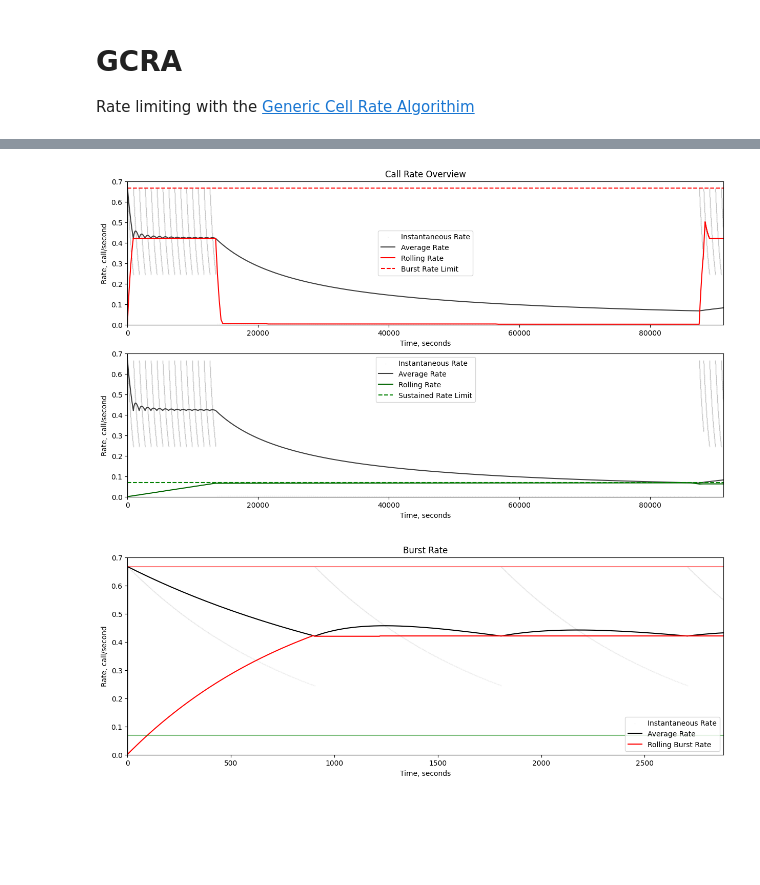
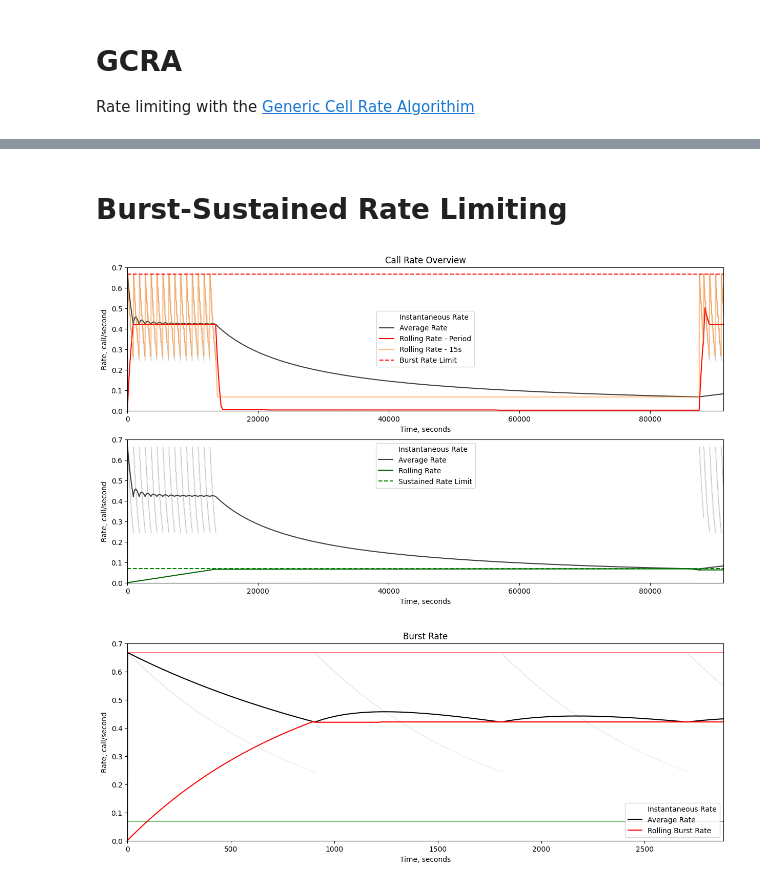
Before and after one commit to racersmith/generic-cell-rate-algorithm, a Jupyter notebook: example.ipynb, the cells around one changed output, grey strips where cells are left out. Cells and saved outputs as stored; diff of their text form; code cells hidden in the pictures; blank space fills up the shorter version.

```diff
--- a/example.ipynb
+++ b/example.ipynb
@@ -202,10 +74,0 @@ throttle_db.read()
-# %%
-
-x = np.linspace(0, 10, 100)
-f = np.log(30*x+1) + x
-
-plt.plot(x, f)
-plt.plot(x, x)
-plt.xlim(0, None)
-plt.ylim(0, None)
-plt.show()
@@ -265,12 +75,14 @@ class VariableRate:
+# %% [markdown]
+# Burst-Sustained Rate Limiting
 # %%
-from generic_cell_rate_algorithm.throttle import RateLimit, GCRA
+from generic_cell_rate_algorithm.throttle import RateLimit, GcraMultiRate
 from tests.conftest import RateLimitInterface, ThrottleStateInterface, throttle_state_row, MockEndpoint, TimeWarp
 
 import numpy as np
 import matplotlib.pyplot as plt
 
-burst = RateLimit(count=600, period=900)
-sustained = RateLimit(count=6000, period=86400)
+burst = RateLimit(count=600, period=900, usage=0)
+sustained = RateLimit(count=6000, period=86400, usage=0)
 
 # setup throttle
 rate_limits = [
@@ -286,7 +98,7 @@ throttle_io = ThrottleStateInterface([
 
 time = TimeWarp()
 
-gcra = GCRA(rate_io, throttle_io, time=time)
+gcra = GcraMultiRate(rate_io, throttle_io, time=time)
 
 # Set up the mock api endpoint
 endpoint = MockEndpoint(time, rate_limits, fixed_period=True)
@@ -319,6 +131,9 @@ class Results:
         self.rate[1:] = 1/np.diff(self.time)
         self.burst_rate = rolling_rate(self.time, burst.period)
         self.sustained_rate = rolling_rate(self.time, sustained.period)
+        self.rate_15 = rolling_rate(self.time, 15)
+        self.rate_30 = rolling_rate(self.time, 30)
+        self.rate_60 = rolling_rate(self.time, 60)
 
 results = Results(endpoint.log, burst, sustained)
 burst.usage = 0
@@ -326,34 +141,37 @@ sustained.usage = 0
 # %%
 def show_overview(results, burst, sustained):
     fig, ax = plt.subplots(2, 1 ,figsize=(15, 8))
     ax[0].set_title("Call Rate Overview")
 
     ax[0].scatter(results.time, results.rate, marker='.', s=1, alpha=0.05, color='k', label='Instantaneous Rate')
     ax[0].plot(results.time, results.avg_rate, color='k', alpha=0.75, label='Average Rate')
-    ax[0].plot(results.time, results.burst_rate, color='red', label='Rolling Rate')
+    ax[0].plot(results.time, results.burst_rate, color='red', label='Rolling Rate - Period')
+    ax[0].plot(results.time, results.rate_15, color='C1', alpha=0.5, label='Rolling Rate - 15s')
+    # ax[0].plot(results.time, results.rate_30, color='C2', alpha=0.5, label='Rolling Rate - 30s')
+    # ax[0].plot(results.time, results.rate_60, color='C3', alpha=0.5, label='Rolling Rate - 60s')
     ax[0].axhline(burst.rate, color='red', alpha=1.0, ls='--', label='Burst Rate Limit')
 
     ax[0].set_xlim(results.time[0], results.time[-1])
     ax[0].set_ylim(0, None)
     ax[0].set_xlabel("Time, seconds")
     ax[0].set_ylabel("Rate, call/second")
     ax[0].legend()
 
     ax[1].scatter(results.time, results.rate, marker='.', s=1, alpha=0.05, color='k', label='Instantaneous Rate')
     ax[1].plot(results.time, results.avg_rate, color='k', alpha=0.75, label='Average Rate')
     ax[1].plot(results.time, results.sustained_rate, '-', color='darkgreen', label='Rolling Rate')
     ax[1].axhline(sustained.rate, color='green', alpha=1.0, ls='--', label='Sustained Rate Limit')
 
     ax[1].legend()
     ax[1].set_xlim(results.time[0], results.time[-1])
     ax[1].set_ylim(0, None)
     ax[1].set_xlabel("Time, seconds")
     ax[1].set_ylabel("Rate, call/second")
     plt.show()
 
 show_overview(results, burst, sustained)
 # %% [output]
-[figure, old version]
+[figure, new version]
 # %%
 def show_burst_rate(results, burst, sustained):
     plt.figure(figsize=(15, 5))
```
Also changed, not shown: parts of 15 cells of this notebook.
